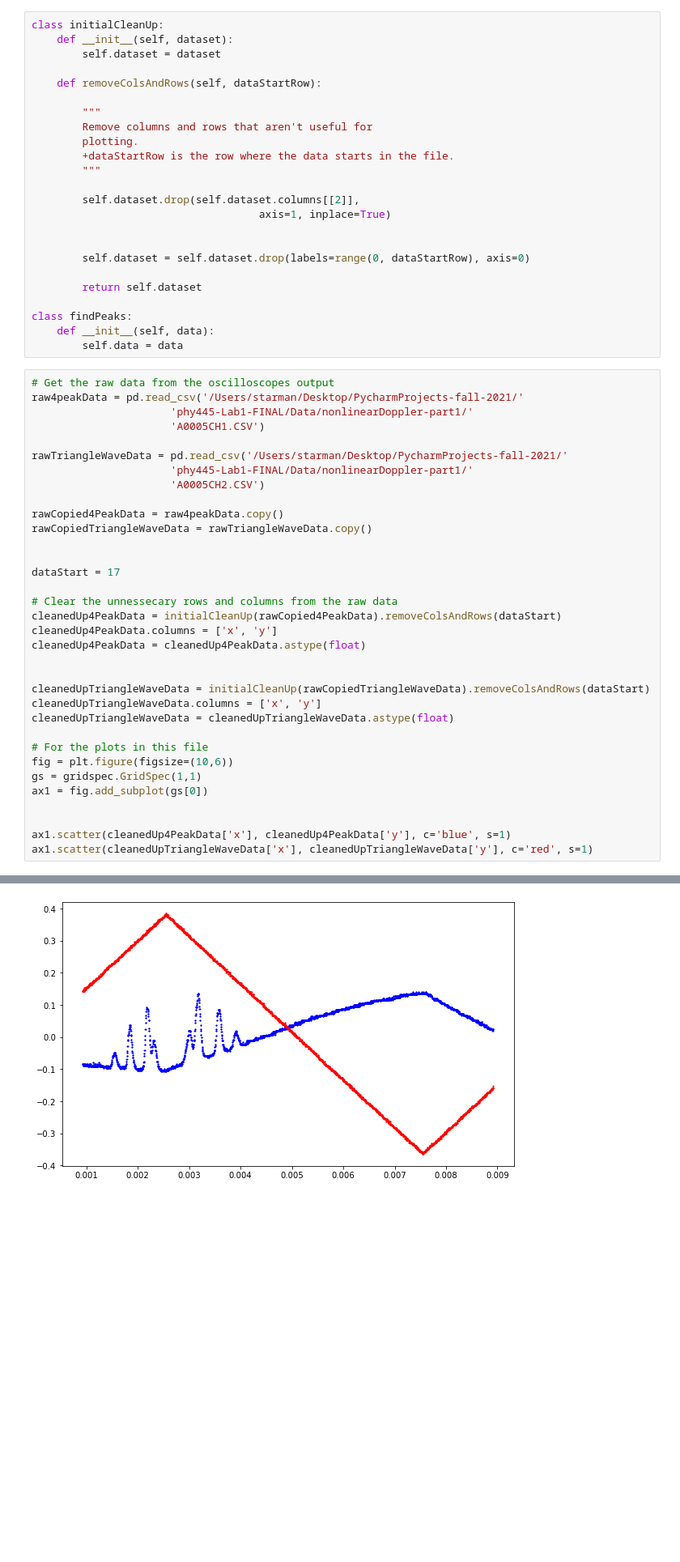
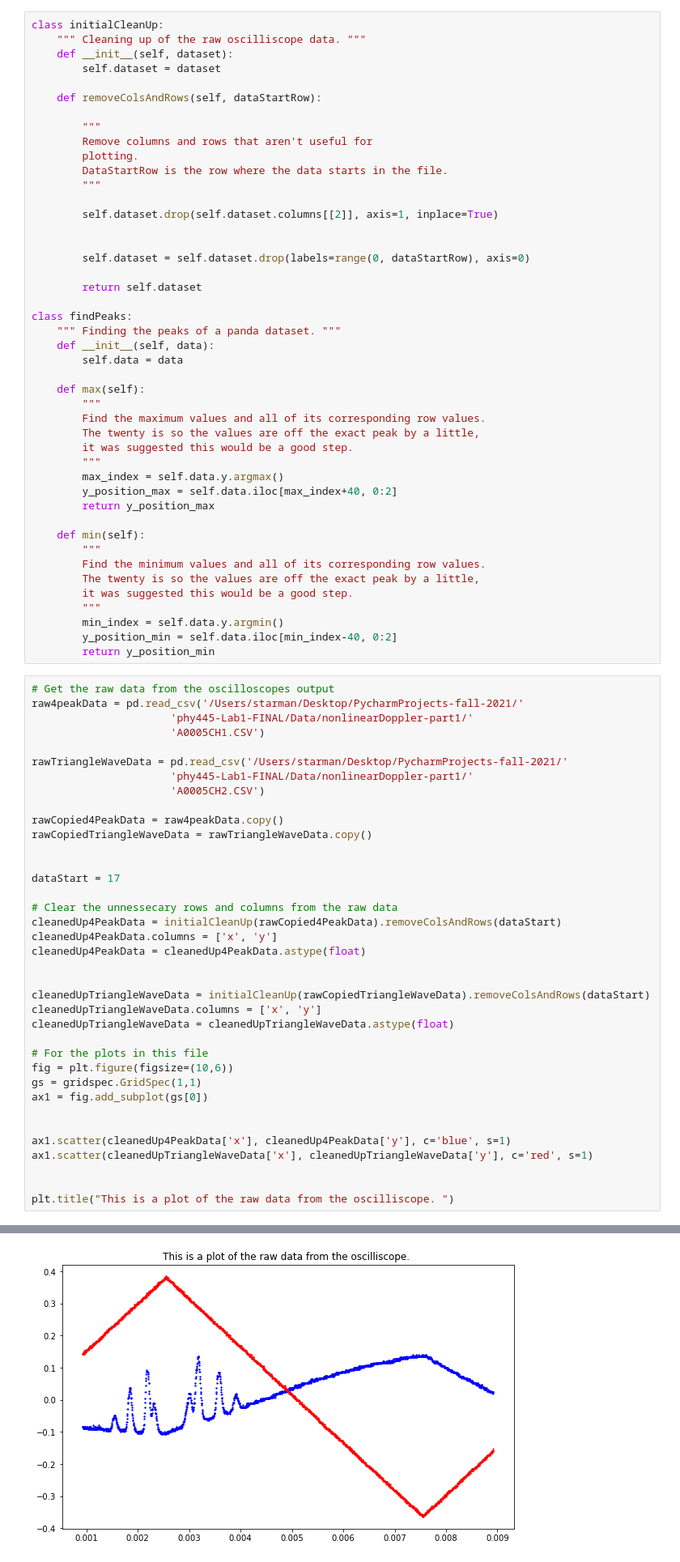
Before and after one commit to tylera277/PHY445-LabAnalysis, a Jupyter notebook: Lab1FourPeakAnalysisForNonlinearity.ipynb, the cells around one changed output, grey strips where cells are left out. Shown at 81% size. Saved outputs shown, nothing was run; the diff lists cells and outputs as text; blank space fills up the shorter version.

```diff
--- a/Lab1FourPeakAnalysisForNonlinearity.ipynb
+++ b/Lab1FourPeakAnalysisForNonlinearity.ipynb
@@ -7,6 +10,7 @@ from matplotlib import gridspec
 %matplotlib inline
 # %%
 class initialCleanUp:
+    """ Cleaning up of the raw oscilliscope data. """
     def __init__(self, dataset):
         self.dataset = dataset
 
@@ -15,11 +19,10 @@ class initialCleanUp:
         """
         Remove columns and rows that aren't useful for
         plotting.
-        +dataStartRow is the row where the data starts in the file.
+        DataStartRow is the row where the data starts in the file.
         """
 
-        self.dataset.drop(self.dataset.columns[[2]],
-                                    axis=1, inplace=True)
+        self.dataset.drop(self.dataset.columns[[2]], axis=1, inplace=True)
 
 
         self.dataset = self.dataset.drop(labels=range(0, dataStartRow), axis=0)
@@ -27,8 +30,29 @@ class initialCleanUp:
         return self.dataset
 
 class findPeaks:
+    """ Finding the peaks of a panda dataset. """
     def __init__(self, data):
         self.data = data
+
+    def max(self):
+        """
+        Find the maximum values and all of its corresponding row values.
+        The twenty is so the values are off the exact peak by a little,
+        it was suggested this would be a good step.
+        """
+        max_index = self.data.y.argmax()
+        y_position_max = self.data.iloc[max_index+40, 0:2]
+        return y_position_max
+
+    def min(self):
+        """
+        Find the minimum values and all of its corresponding row values.
+        The twenty is so the values are off the exact peak by a little,
+        it was suggested this would be a good step.
+        """
+        min_index = self.data.y.argmin()
+        y_position_min = self.data.iloc[min_index-40, 0:2]
+        return y_position_min
 # %%
 # Get the raw data from the oscilloscopes output
 raw4peakData = pd.read_csv('/Users/starman/Desktop/PycharmProjects-fall-2021/'
@@ -63,4 +87,7 @@ ax1 = fig.add_subplot(gs[0])
 
 ax1.scatter(cleanedUp4PeakData['x'], cleanedUp4PeakData['y'], c='blue', s=1)
 ax1.scatter(cleanedUpTriangleWaveData['x'], cleanedUpTriangleWaveData['y'], c='red', s=1)
+
+
+plt.title("This is a plot of the raw data from the oscilliscope. ")
 # %% [output]
@@ -68 +95 @@ ax1.scatter(cleanedUpTriangleWaveData['x'], cleanedUpTriangleWaveData['y'], c='r
-[figure, old version]
+[figure, new version]
```
Also changed, not shown: parts of 7 cells of this notebook.
